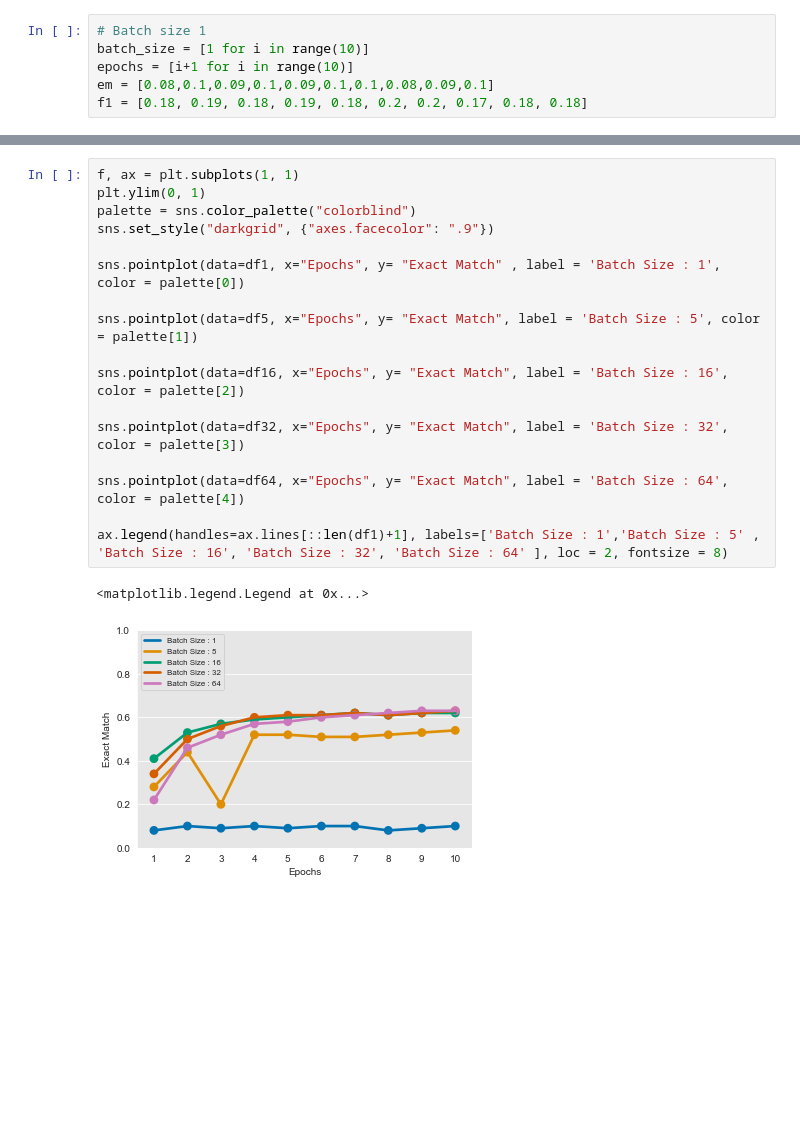
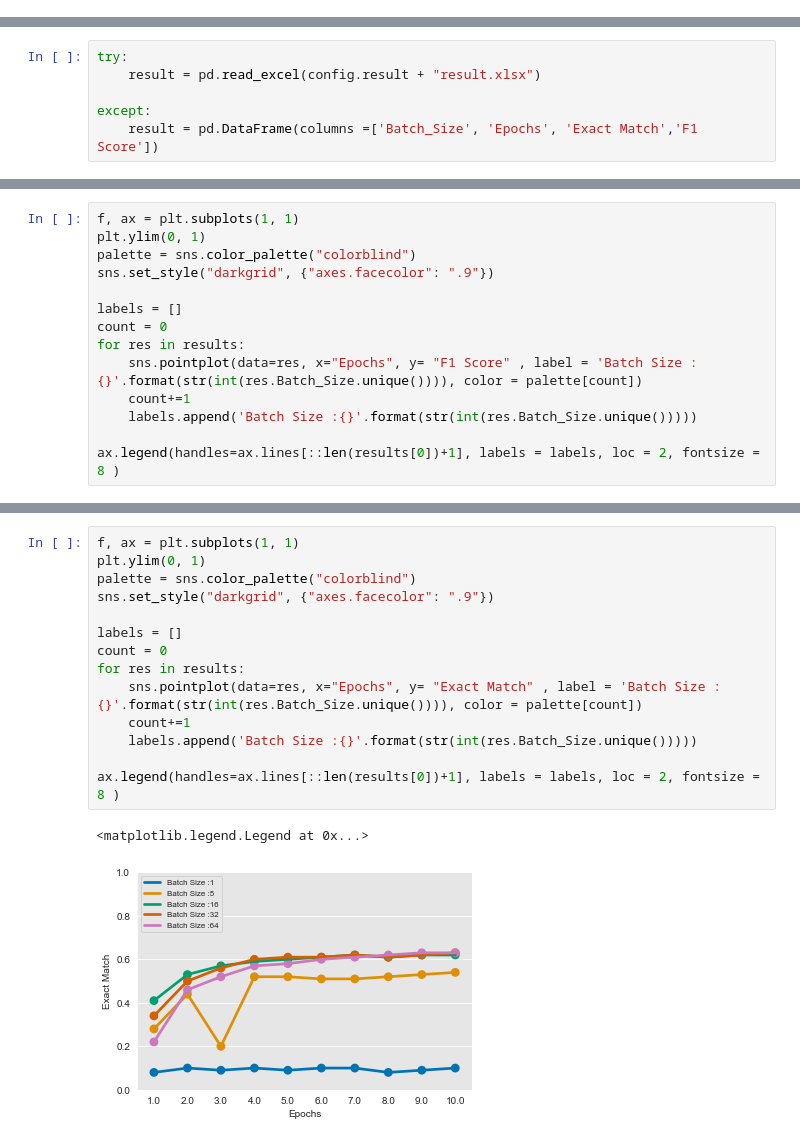
Before and after one commit to TzeMeng/CAPSTONE, a Jupyter notebook: visualization.ipynb, the cells around one changed output, grey strips where cells are left out. Drawn from its saved outputs; the diff is of its cells as text; blank space fills up the shorter version.

Commit message:
Visualization

```diff
--- a/visualization.ipynb
+++ b/visualization.ipynb
@@ -5,6 +5,0 @@ import pandas as pd
-# %%
-# Batch size 1
-batch_size = [1 for i in range(10)]
-epochs = [i+1 for i in range(10)]
-em = [0.08,0.1,0.09,0.1,0.09,0.1,0.1,0.08,0.09,0.1]
-f1 = [0.18, 0.19, 0.18, 0.19, 0.18, 0.2, 0.2, 0.17, 0.18, 0.18]
@@ -59,0 +6,6 @@ df64 = pd.DataFrame({'Batch_Size' : batch_size64,
+# %%
+try:
+    result = pd.read_excel(config.result + "result.xlsx")
+
+except:
+    result = pd.DataFrame(columns =['Batch_Size', 'Epochs', 'Exact Match','F1 Score'])
@@ -59,0 +27,14 @@ df64 = pd.DataFrame({'Batch_Size' : batch_size64,
+# %%
+f, ax = plt.subplots(1, 1)
+plt.ylim(0, 1)
+palette = sns.color_palette("colorblind")
+sns.set_style("darkgrid", {"axes.facecolor": ".9"})
+
+labels = []
+count = 0
+for res in results:
+    sns.pointplot(data=res, x="Epochs", y= "F1 Score" , label = 'Batch Size :{}'.format(str(int(res.Batch_Size.unique()))), color = palette[count])
+    count+=1
+    labels.append('Batch Size :{}'.format(str(int(res.Batch_Size.unique()))))
+
+ax.legend(handles=ax.lines[::len(results[0])+1], labels = labels, loc = 2, fontsize = 8 )
@@ -60,20 +44,17 @@ df64 = pd.DataFrame({'Batch_Size' : batch_size64,
 # %%
 f, ax = plt.subplots(1, 1)
 plt.ylim(0, 1)
 palette = sns.color_palette("colorblind")
 sns.set_style("darkgrid", {"axes.facecolor": ".9"})
 
-sns.pointplot(data=df1, x="Epochs", y= "Exact Match" , label = 'Batch Size : 1', color = palette[0])
+labels = []
+count = 0
+for res in results:
+    sns.pointplot(data=res, x="Epochs", y= "Exact Match" , label = 'Batch Size :{}'.format(str(int(res.Batch_Size.unique()))), color = palette[count])
+    count+=1
+    labels.append('Batch Size :{}'.format(str(int(res.Batch_Size.unique()))))
 
-sns.pointplot(data=df5, x="Epochs", y= "Exact Match", label = 'Batch Size : 5', color = palette[1])
-
-sns.pointplot(data=df16, x="Epochs", y= "Exact Match", label = 'Batch Size : 16', color = palette[2])
-
-sns.pointplot(data=df32, x="Epochs", y= "Exact Match", label = 'Batch Size : 32', color = palette[3])
-
-sns.pointplot(data=df64, x="Epochs", y= "Exact Match", label = 'Batch Size : 64', color = palette[4])
-
-ax.legend(handles=ax.lines[::len(df1)+1], labels=['Batch Size : 1','Batch Size : 5' , 'Batch Size : 16', 'Batch Size : 32', 'Batch Size : 64' ], loc = 2, fontsize = 8)
+ax.legend(handles=ax.lines[::len(results[0])+1], labels = labels, loc = 2, fontsize = 8 )
 # %% [output]
 <matplotlib.legend.Legend at 0x...>
-[figure, old version]
+[figure, new version]
```
Also changed, not shown: parts of 9 cells of this notebook, 6 other files.
